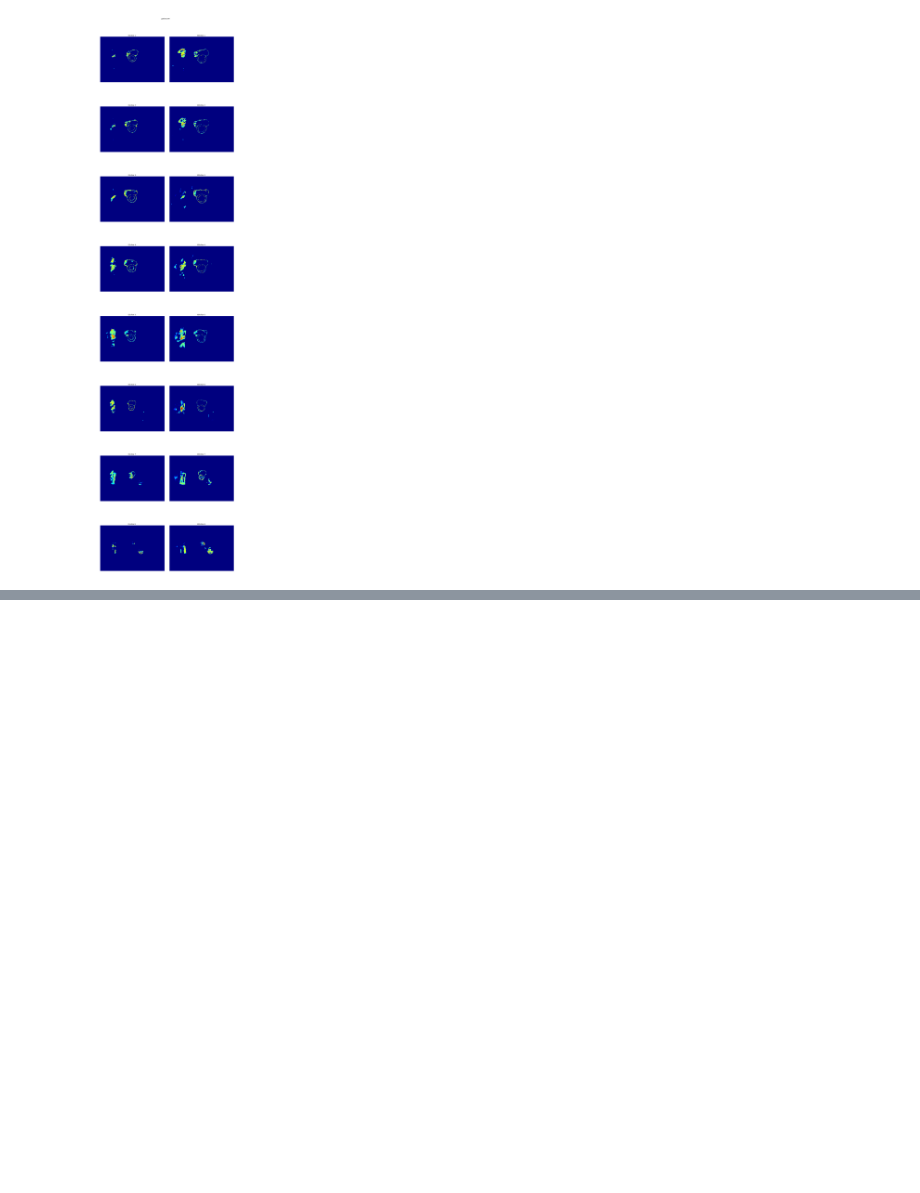
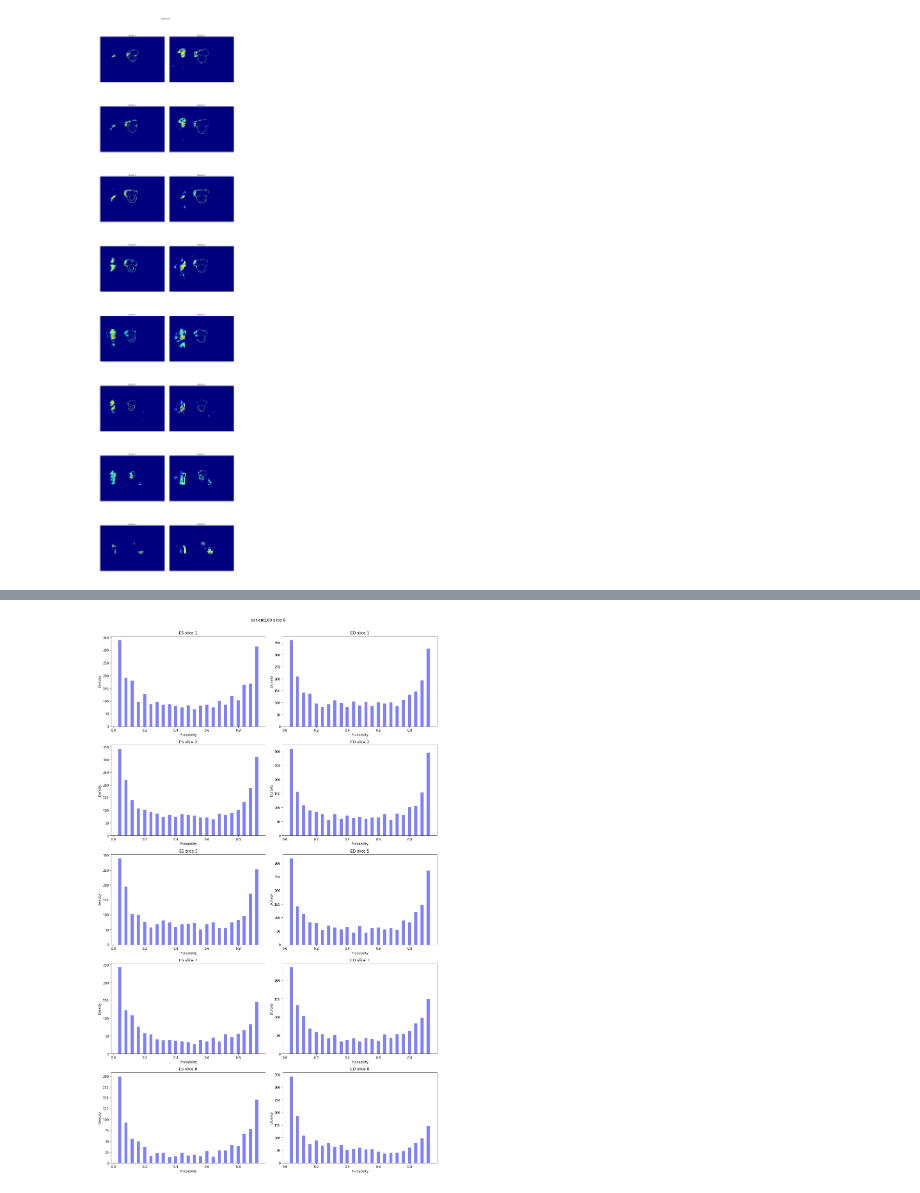
Before and after one commit to toologicbv/dcnn_acdc, a Jupyter notebook: notebooks/test_entropy_maps.ipynb, the cells around one changed output, grey strips where cells are left out. Saved outputs shown, nothing was run; the diff lists cells and outputs as text; code cells hidden in the pictures; blank space fills up the shorter version.

```diff
--- a/notebooks/test_entropy_maps.ipynb
+++ b/notebooks/test_entropy_maps.ipynb
@@ -256,0 +390,81 @@ fig.tight_layout(rect=[0.03, 0.03, 0.97, 0.97])
+# %%
+model = "dcnn_mc_brier"
+model = "dcnn_softdice"
+model = "dcnn_brier"
+root_dir = "/home/jorg/repository/dcnn_acdc/logs/20180418_15_02_05_dcnn_mcv1_150000E_lr2e02/"
+# root_dir = "/home/jorg/repository/dcnn_acdc/logs/20180330_09_56_39_dcnnv1_150000E_lr2e02/"
+# root_dir = "/home/jorg/repository/dcnn_acdc/logs/20180628_13_51_59_dcnn_f0_150KE_lr2e02/"
+
+indir1 = root_dir + "pred_lbls/"
+indir2 = root_dir + "u_maps/"
+indir3 = root_dir + "stats/"
+
+patient_id = "patient100"  # patient017  patient079   patient100
+# org_slice_dice [2, 4, #slices]
+
+umap_fname = patient_id + "_entropy_map.npz"
+
+prob_fname = patient_id + "_pred_probs.npz"
+
+prob_fname = os.path.join(indir1, prob_fname)
+umap_fname = os.path.join(indir2, umap_fname)
+
+data_prob = np.load(prob_fname)
+data_umap = np.load(umap_fname)
+pred_probs = data_prob["pred_probs"]
+raw_umap = data_umap["entropy_map"]
+phase_pred_probs = np.zeros((2, 4 * pred_probs.shape[1] *pred_probs.shape[2], pred_probs.shape[3]))
+phase_pred_probs[0] = np.reshape(pred_probs[:4], (4 * pred_probs.shape[1] *pred_probs.shape[2], pred_probs.shape[3]))
+phase_pred_probs[1] = np.reshape(pred_probs[4:], (4 * pred_probs.shape[1] *pred_probs.shape[2], pred_probs.shape[3]))
+
+print(mean_pred_probs.shape)
+print(raw_umap.shape)
+num_of_slices = pred_probs.shape[3]
+num_of_phases = raw_umap.shape[0]
+num_of_classes= 4
+
+rows = num_of_slices * 2
+columns = 4
+width = 16
+height = 20 * 2   # num_of_classes * 2 * num_of_slices
+num_of_bins = 25
+phase_labels = ["ES", "ED"]
+
+slice_range = [0, 1, num_of_slices / 2, num_of_slices-2, num_of_slices-1]
+
+row, column = 0, 0
+fig = plt.figure(figsize=(width, height))
+fig.suptitle("{} slice {}".format(patient_id, slice_id+1))
+bins = np.linspace(0, 1, num_of_bins + 1)
+bar_width = 0.02
+
+for slice_id in slice_range:
+    column = 0
+    for phase in np.arange(2):
+        probs_slice_cls = phase_pred_probs[phase, :, slice_id].flatten()
+        uvalues_slice_cls = raw_umap[phase, :, :, slice_id].flatten()
+        yvalues, bin_edges = np.histogram(probs_slice_cls, num_of_bins)
+        ax1 = plt.subplot2grid((rows, columns), (row, column), rowspan=2, colspan=2)
+
+        ax1.bar(bin_edges[1:-2], yvalues[1:-1], bar_width, facecolor="blue", alpha=0.5, align="center")
+        # ax1.set_xlim([0, 1.])
+        # ax1.set_ylim([0., 0.52])
+        ax1.set_xlabel("Probability")
+        ax1.set_ylabel("Density")
+        ax1.set_title("{} slice {}".format(phase_labels[phase], slice_id+1))
+        if phase == 0:
+            column = 2
+
+    row += 2
+
+fig.tight_layout(rect=[0.03, 0.03, 0.97, 0.97])
+fig_path = os.path.join(config.root_dir, "figures")
+if not os.path.isdir(fig_path):
+    os.makedirs(fig_path)
+fig_name = patient_id + "_prob_histogram_" + model
+fig_name = os.path.join(fig_path, fig_name + ".jpeg")
+# plt.savefig(fig_name, bbox_inches='tight')
+# print("INFO - Successfully saved fig %s" % fig_name)
+plt.show()
+plt.close()
+# %% [output]
@@ -256,0 +473 @@ fig.tight_layout(rect=[0.03, 0.03, 0.97, 0.97])
+[figure, added]
```
Also changed, not shown: parts of 10 cells of this notebook, 11 other files.
